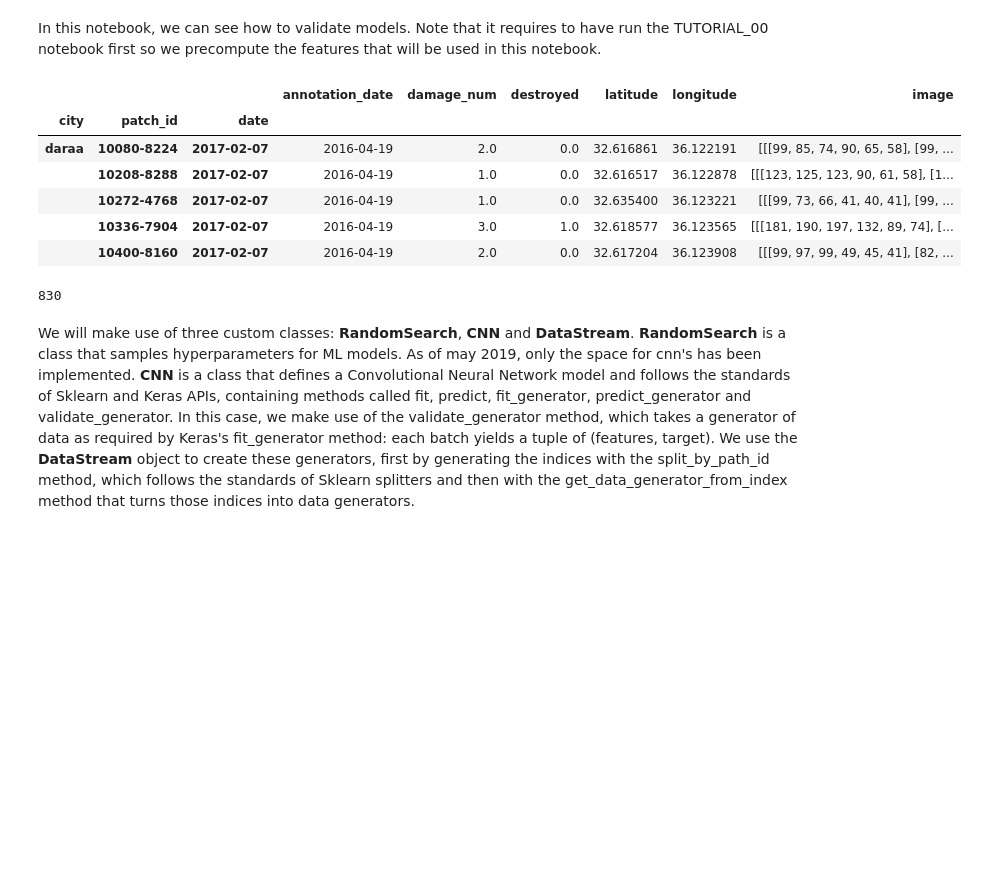
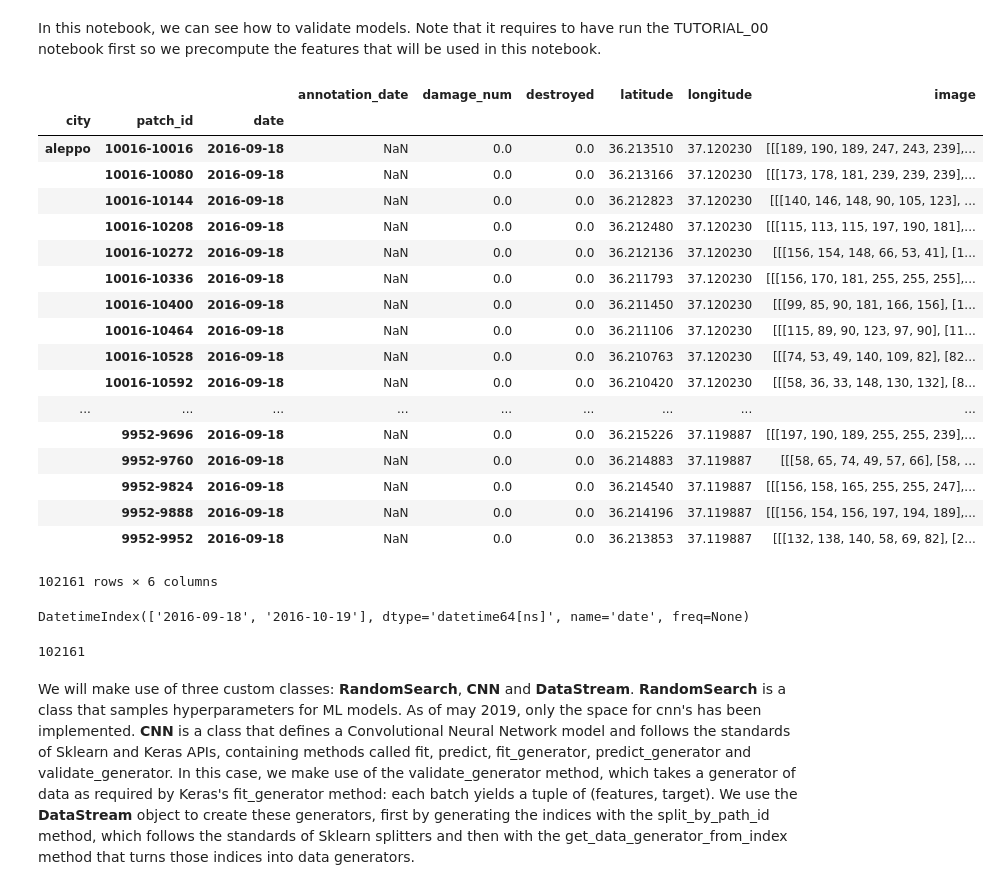
Before and after one commit to javiermas/building-damage, a Jupyter notebook: notebooks/TUTORIAL_01_validating_models.ipynb, the cells around one changed output. Drawn from its saved outputs; the diff is of its cells as text; code cells hidden in the pictures; blank space fills up the shorter version.

```diff
--- a/notebooks/TUTORIAL_01_validating_models.ipynb
+++ b/notebooks/TUTORIAL_01_validating_models.ipynb
@@ -19,22 +19,41 @@ from damage.models import CNN, RandomSearch, CNNPreTrained
 os.environ['CUDA_VISIBLE_DEVICES'] = '5'
 RESULTS_PATH = '../logs/experiments'
 FEATURES_PATH = '../logs/features'
-features_file_name = 'example_daraa.p'
+features_file_name = 'example.p'
 # %%
 features = pd.read_pickle('{}/{}'.format(FEATURES_PATH, features_file_name)).dropna(subset=['destroyed'])
-features.head()
+features
 # %% [output]
 |  |  |  | annotation_date | damage_num | destroyed | latitude | longitude | image |
 | city | patch_id | date |  |  |  |  |  |  |
-| daraa | 10080-8224 | 2017-02-07 | 2016-04-19 | 2.0 | 0.0 | 32.616861 | 36.122191 | [[[99, 85, 74, 90, 65, 58], [99, ... |
-|  | 10208-8288 | 2017-02-07 | 2016-04-19 | 1.0 | 0.0 | 32.616517 | 36.122878 | [[[123, 125, 123, 90, 61, 58], [1... |
-|  | 10272-4768 | 2017-02-07 | 2016-04-19 | 1.0 | 0.0 | 32.635400 | 36.123221 | [[[99, 73, 66, 41, 40, 41], [99, ... |
-|  | 10336-7904 | 2017-02-07 | 2016-04-19 | 3.0 | 1.0 | 32.618577 | 36.123565 | [[[181, 190, 197, 132, 89, 74], [... |
-|  | 10400-8160 | 2017-02-07 | 2016-04-19 | 2.0 | 0.0 | 32.617204 | 36.123908 | [[[99, 97, 99, 49, 45, 41], [82, ... |
+| aleppo | 10016-10016 | 2016-09-18 | NaN | 0.0 | 0.0 | 36.213510 | 37.120230 | [[[189, 190, 189, 247, 243, 239],... |
+|  | 10016-10080 | 2016-09-18 | NaN | 0.0 | 0.0 | 36.213166 | 37.120230 | [[[173, 178, 181, 239, 239, 239],... |
+|  | 10016-10144 | 2016-09-18 | NaN | 0.0 | 0.0 | 36.212823 | 37.120230 | [[[140, 146, 148, 90, 105, 123], ... |
+|  | 10016-10208 | 2016-09-18 | NaN | 0.0 | 0.0 | 36.212480 | 37.120230 | [[[115, 113, 115, 197, 190, 181],... |
+|  | 10016-10272 | 2016-09-18 | NaN | 0.0 | 0.0 | 36.212136 | 37.120230 | [[[156, 154, 148, 66, 53, 41], [1... |
+|  | 10016-10336 | 2016-09-18 | NaN | 0.0 | 0.0 | 36.211793 | 37.120230 | [[[156, 170, 181, 255, 255, 255],... |
+|  | 10016-10400 | 2016-09-18 | NaN | 0.0 | 0.0 | 36.211450 | 37.120230 | [[[99, 85, 90, 181, 166, 156], [1... |
+|  | 10016-10464 | 2016-09-18 | NaN | 0.0 | 0.0 | 36.211106 | 37.120230 | [[[115, 89, 90, 123, 97, 90], [11... |
+|  | 10016-10528 | 2016-09-18 | NaN | 0.0 | 0.0 | 36.210763 | 37.120230 | [[[74, 53, 49, 140, 109, 82], [82... |
+|  | 10016-10592 | 2016-09-18 | NaN | 0.0 | 0.0 | 36.210420 | 37.120230 | [[[58, 36, 33, 148, 130, 132], [8... |
+| ... | ... | ... | ... | ... | ... | ... | ... | ... |
+|  | 9952-9696 | 2016-09-18 | NaN | 0.0 | 0.0 | 36.215226 | 37.119887 | [[[197, 190, 189, 255, 255, 239],... |
+|  | 9952-9760 | 2016-09-18 | NaN | 0.0 | 0.0 | 36.214883 | 37.119887 | [[[58, 65, 74, 49, 57, 66], [58, ... |
+|  | 9952-9824 | 2016-09-18 | NaN | 0.0 | 0.0 | 36.214540 | 37.119887 | [[[156, 158, 165, 255, 255, 247],... |
+|  | 9952-9888 | 2016-09-18 | NaN | 0.0 | 0.0 | 36.214196 | 37.119887 | [[[156, 154, 156, 197, 194, 189],... |
+|  | 9952-9952 | 2016-09-18 | NaN | 0.0 | 0.0 | 36.213853 | 37.119887 | [[[132, 138, 140, 58, 69, 82], [2... |
+102161 rows × 6 columns
+# %%
+features.index.get_level_values('date').unique()
+# import rasterio
+# data  = rasterio.open('../data/city_rasters/daraa_2017_02_07_zoom_19.tif')
+# data.shape
+# %% [output]
+DatetimeIndex(['2016-09-18', '2016-10-19'], dtype='datetime64[ns]', name='date', freq=None)
 # %%
 len(features)
 # %% [output]
-830
+102161
 # %% [markdown]
 We will make use of three custom classes: __RandomSearch__, __CNN__ and __DataStream__. __RandomSearch__ is a class that samples hyperparameters for ML models. As of may 2019, only the space for cnn's has been implemented. __CNN__ is a class that defines a Convolutional Neural Network model and follows the standards of Sklearn and Keras APIs, containing methods called fit, predict, fit_generator, predict_generator and validate_generator. In this case, we make use of the validate_generator method, which takes a generator of data as required by Keras's fit_generator method: each batch yields a tuple of (features, target). We use the __DataStream__ object to create these generators, first by generating the indices with the split_by_path_id method, which follows the standards of Sklearn splitters and then with the get_data_generator_from_index method that turns those indices into data generators.
 # %%
```
Also changed, not shown: parts of 3 cells of this notebook, 2 other files.
